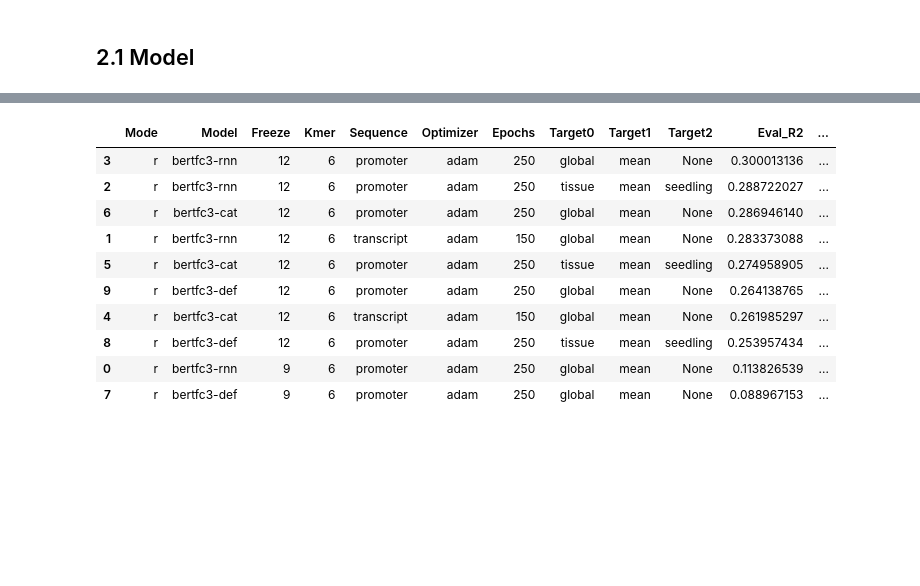
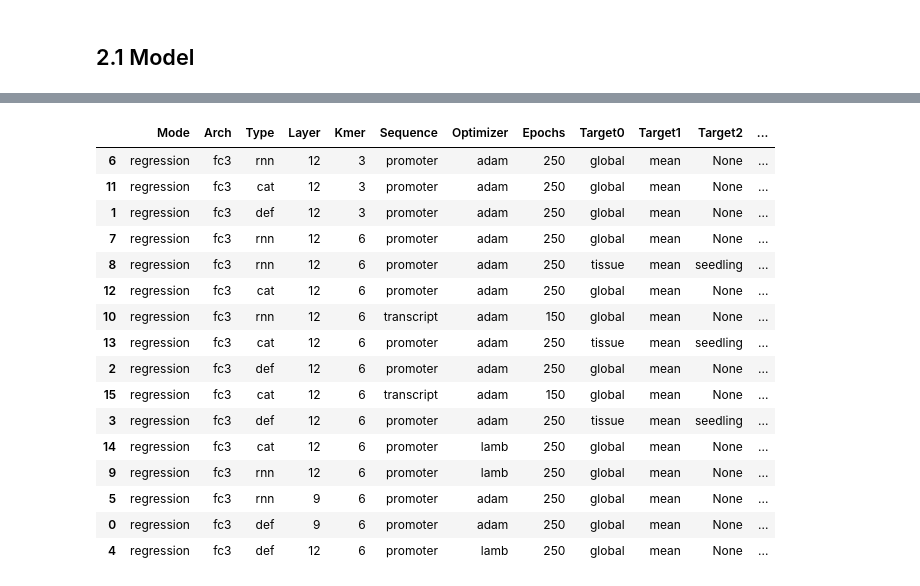
Before and after one commit to up4472/upolanc-thesis, a Jupyter notebook: notebook/nbp09-report.ipynb, the cells around one changed output, grey strips where cells are left out. Drawn from its saved outputs; the diff is of its cells as text; code cells hidden in the pictures; blank space fills up the shorter version.

```diff
--- a/notebook/nbp09-report.ipynb
+++ b/notebook/nbp09-report.ipynb
@@ -42,14 +42,16 @@ runtime.set_plot_theme()
 # %%
 # List reports folder content
 
-ROOT_DIR = os.path.join(ROOT, 'reports', 'default')
+FILTER_ID = 0
+SUBFOLDER = 'filter' + str(FILTER_ID)
+ROOT_DIR  = os.path.join(ROOT, 'reports', SUBFOLDER)
 
-for path in os.listdir(ROOT_DIR) :
-	if path.startswith('model-') or path.startswith('tune-') :
-		print(os.path.join(ROOT_DIR, path))
+for index, name in enumerate(os.listdir(ROOT_DIR), start = 0) :
+	path = os.path.join(ROOT_DIR, name)
 
-# model      -MODE-MODEL-LAYERS-KMER-SEQUENCE-OPTIM-EPOCHS-TARGET     <- bert
-# model      -MODE-MODEL-SEQUENCE-EPOCHS-TARGET                       <- cnn
-# tune-model -MODE-MODEL-SEQUENCE-TRIALS-EPOCHS-TARGET                <- tune cnn
-# tune-data  -MODE-MODEL-SEQUENCE-TRIALS-EPOCHS-TARGET                <- tune data with cnn
+	if index == 0 : print('{} :'.format(path))
+	else          : print('\n{} :'.format(path))
+
+	for name in os.listdir(path) :
+		print('...\\{}'.format(name))
 # %% [output]
@@ -109,7 +111,7 @@ report_cnn_model['classification']
 # %%
 # Load tune model reports
 
-report_tune_model = report_load.load_tune_model_reports(
+report_tune_model = report_load.load_cnn_tune_reports(
 	root = ROOT_DIR,
 	show = False,
 	n    = 5
@@ -182,7 +184,7 @@ report_concat.concat_tune_model_reports(
 # %%
 # Display top few results for each tune configuration
 
-report_tune_data = report_load.load_tune_data_reports(
+report_tune_data = report_load.load_data_tune_reports(
 	root = ROOT_DIR,
 	show = False,
 	n    = 25
@@ -284,21 +306,27 @@ report_plot.models_bert_r2(
 # %%
 # Concat reports and display top few
 
-report_concat.concat_bert_best(
+report_concat.concat_bert_reports(
 	data      = report_bert_model,
 	mode      = 'regression',
 	metric    = 'eval_r2',
 	ascending = False
 )
 # %% [output]
-|  | Mode | Model | Freeze | Kmer | Sequence | Optimizer | Epochs | Target0 | Target1 | Target2 | Eval_R2 | ... |
-| 3 | r | bertfc3-rnn | 12 | 6 | promoter | adam | 250 | global | mean | None | 0.300013136 | ... |
-| 2 | r | bertfc3-rnn | 12 | 6 | promoter | adam | 250 | tissue | mean | seedling | 0.288722027 | ... |
-| 6 | r | bertfc3-cat | 12 | 6 | promoter | adam | 250 | global | mean | None | 0.286946140 | ... |
-| 1 | r | bertfc3-rnn | 12 | 6 | transcript | adam | 150 | global | mean | None | 0.283373088 | ... |
-| 5 | r | bertfc3-cat | 12 | 6 | promoter | adam | 250 | tissue | mean | seedling | 0.274958905 | ... |
-| 9 | r | bertfc3-def | 12 | 6 | promoter | adam | 250 | global | mean | None | 0.264138765 | ... |
-| 4 | r | bertfc3-cat | 12 | 6 | transcript | adam | 150 | global | mean | None | 0.261985297 | ... |
-| 8 | r | bertfc3-def | 12 | 6 | promoter | adam | 250 | tissue | mean | seedling | 0.253957434 | ... |
-| 0 | r | bertfc3-rnn | 9 | 6 | promoter | adam | 250 | global | mean | None | 0.113826539 | ... |
-| 7 | r | bertfc3-def | 9 | 6 | promoter | adam | 250 | global | mean | None | 0.088967153 | ... |
+|  | Mode | Arch | Type | Layer | Kmer | Sequence | Optimizer | Epochs | Target0 | Target1 | Target2 | ... |
+| 6 | regression | fc3 | rnn | 12 | 3 | promoter | adam | 250 | global | mean | None | ... |
+| 11 | regression | fc3 | cat | 12 | 3 | promoter | adam | 250 | global | mean | None | ... |
+| 1 | regression | fc3 | def | 12 | 3 | promoter | adam | 250 | global | mean | None | ... |
+| 7 | regression | fc3 | rnn | 12 | 6 | promoter | adam | 250 | global | mean | None | ... |
+| 8 | regression | fc3 | rnn | 12 | 6 | promoter | adam | 250 | tissue | mean | seedling | ... |
+| 12 | regression | fc3 | cat | 12 | 6 | promoter | adam | 250 | global | mean | None | ... |
+| 10 | regression | fc3 | rnn | 12 | 6 | transcript | adam | 150 | global | mean | None | ... |
+| 13 | regression | fc3 | cat | 12 | 6 | promoter | adam | 250 | tissue | mean | seedling | ... |
+| 2 | regression | fc3 | def | 12 | 6 | promoter | adam | 250 | global | mean | None | ... |
+| 15 | regression | fc3 | cat | 12 | 6 | transcript | adam | 150 | global | mean | None | ... |
+| 3 | regression | fc3 | def | 12 | 6 | promoter | adam | 250 | tissue | mean | seedling | ... |
+| 14 | regression | fc3 | cat | 12 | 6 | promoter | lamb | 250 | global | mean | None | ... |
+| 9 | regression | fc3 | rnn | 12 | 6 | promoter | lamb | 250 | global | mean | None | ... |
+| 5 | regression | fc3 | rnn | 9 | 6 | promoter | adam | 250 | global | mean | None | ... |
+| 0 | regression | fc3 | def | 9 | 6 | promoter | adam | 250 | global | mean | None | ... |
+| 4 | regression | fc3 | def | 12 | 6 | promoter | lamb | 250 | global | mean | None | ... |
```
Also changed, not shown: parts of 13 cells of this notebook, 21 other files.
